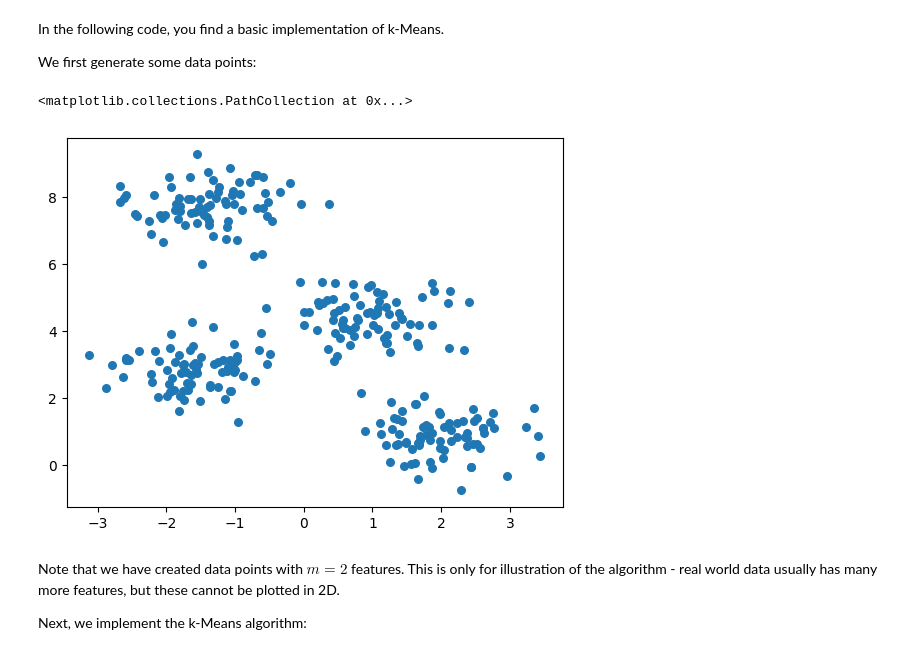
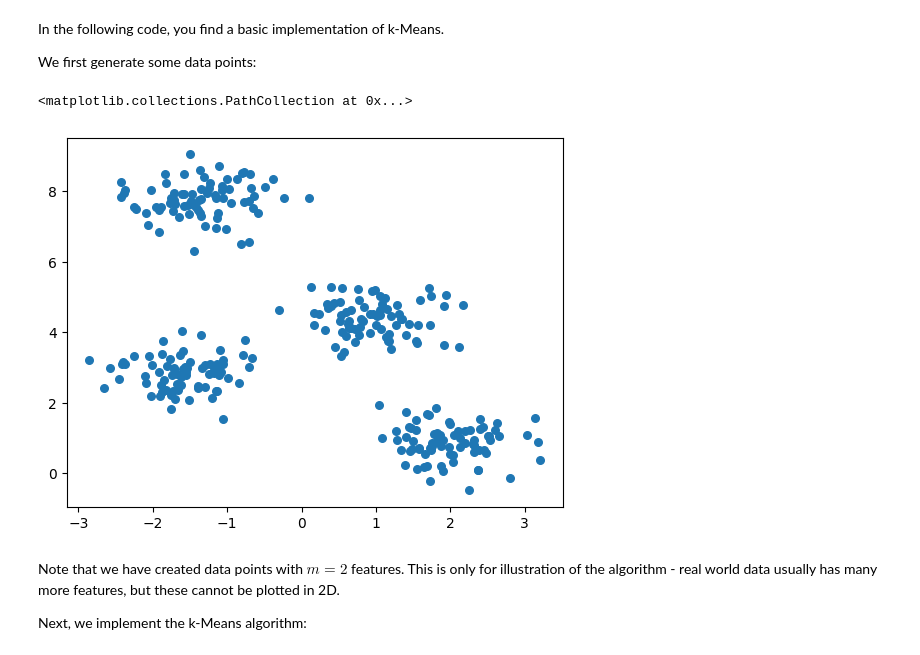
Before and after one commit to ArmandoShala/mldm_hs22, a Jupyter notebook: preclass/MLDM_HS22_L02_Clustering_PRE_CLASS_ASSIGNMENT.ipynb, the cells around one changed output. Cells and saved outputs as stored; diff of their text form; code cells hidden in the pictures.

```diff
--- a/preclass/MLDM_HS22_L02_Clustering_PRE_CLASS_ASSIGNMENT.ipynb
+++ b/preclass/MLDM_HS22_L02_Clustering_PRE_CLASS_ASSIGNMENT.ipynb
@@ -95,16 +95,16 @@ from matplotlib import pyplot as plt
 # %%
 X, cluster_label = make_blobs(
     n_samples=300,  # number of data points m
     n_features=2,   # number of features n
     centers=4,      # true number of clusters (unknown)
-    cluster_std=.6, # how close points in the same cluster are together
+    cluster_std=0.5, # how close points in the same cluster are together
     random_state=0,
 )
 
 plt.scatter(X[:, 0], X[:, 1], s=30)
 # %% [output]
 <matplotlib.collections.PathCollection at 0x...>
-[figure, old version]
+[figure, new version]
 # %% [markdown]
 Note that we have created data points with $m=2$ features. This is only for illustration of the algorithm - real world data usually has many more features, but these cannot be plotted in 2D.
 
```
Also changed, not shown: parts of 4 cells of this notebook, 4 other files.
